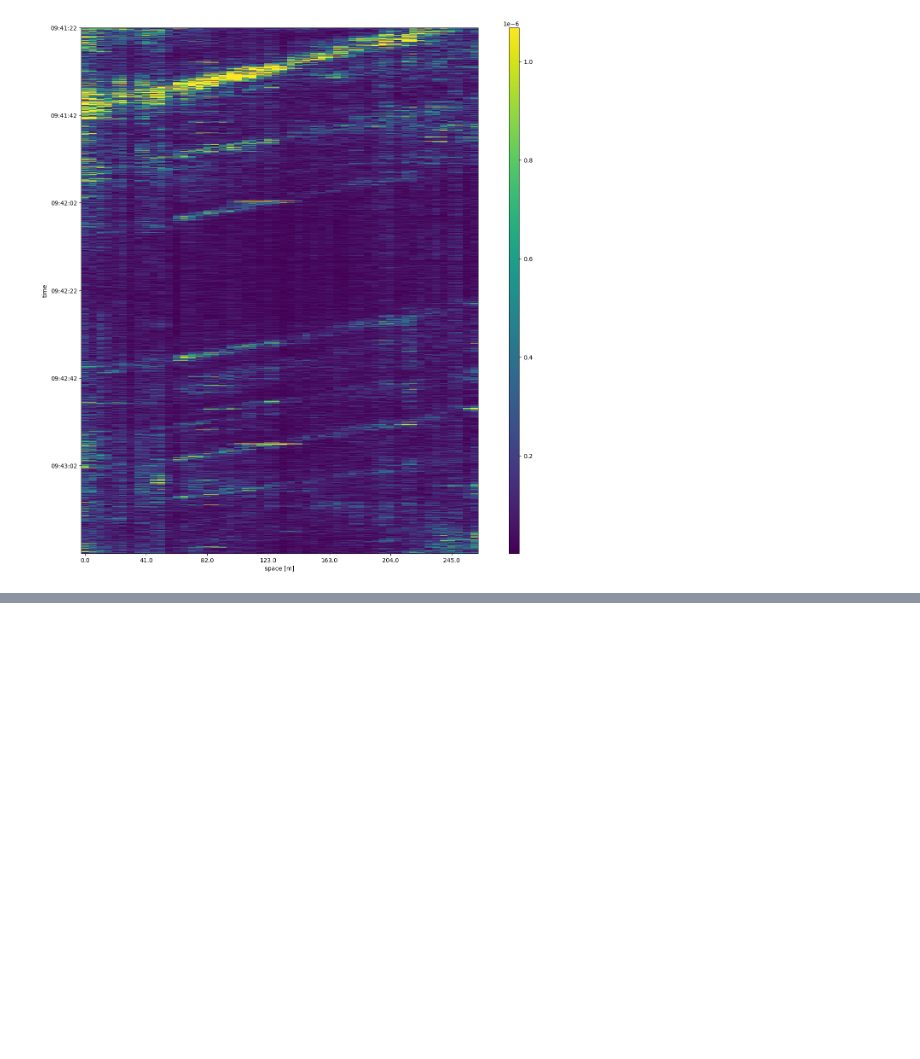
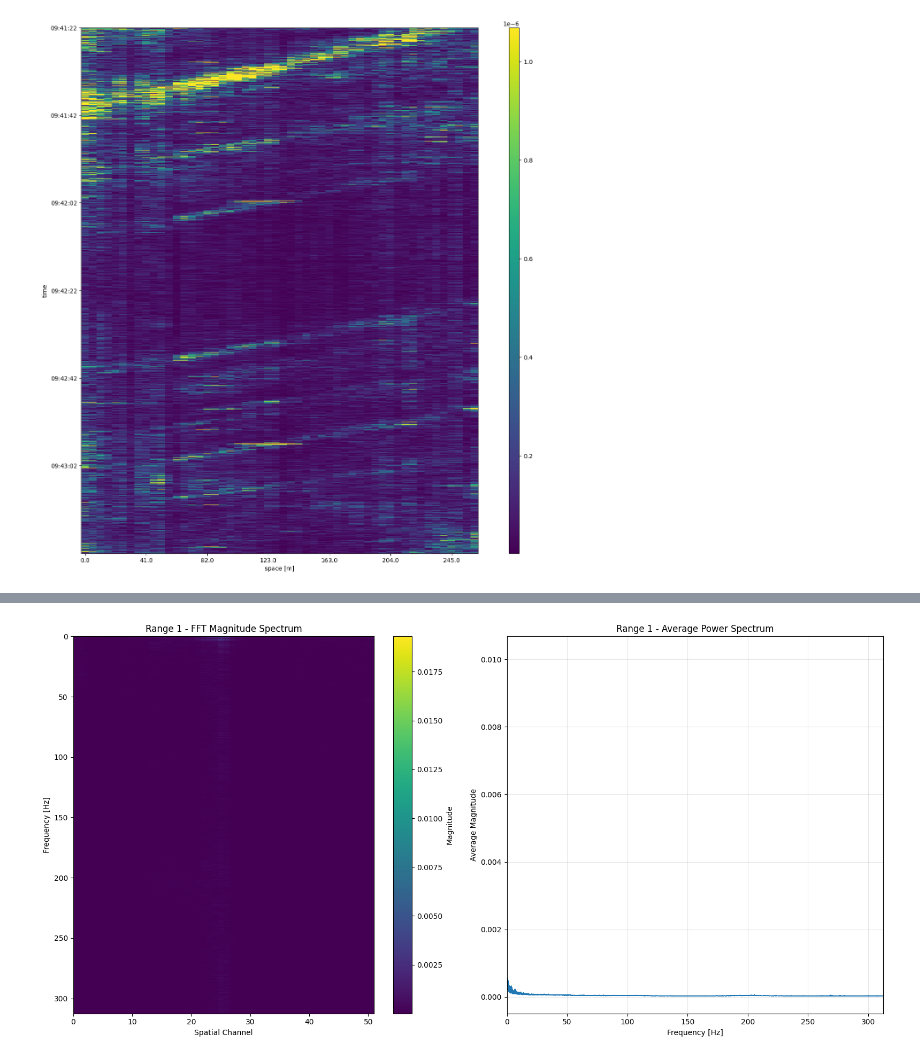
Before and after one commit to tbengric/CV_Project1, a Jupyter notebook: src/project1.ipynb, the cells around one changed output, grey strips where cells are left out. Cells and saved outputs as stored; diff of their text form; code cells hidden in the pictures; blank space fills up the shorter version.

```diff
--- a/src/project1.ipynb
+++ b/src/project1.ipynb
@@ -290,0 +305,5 @@ plt.show()
+# %%
+# Perform FFT analysis for all 3 ranges
+fft1, freqs1 = perform_fft_analysis(df1, "Range 1 (090422-090612)")
+fft2, freqs2 = perform_fft_analysis(df2, "Range 2 (091152-091342)")
+fft3, freqs3 = perform_fft_analysis(df3, "Range 3 (094122-094312)")
@@ -290,0 +328,28 @@ plt.show()
+# %%
+# Visualize FFT results for Range 1
+fig, axes = plt.subplots(1, 2, figsize=(16, 8))
+
+# FFT magnitude spectrum (frequency-space representation)
+ax1 = axes[0]
+im1 = ax1.imshow(fft1, aspect='auto', cmap='viridis',
+                 extent=[0, fft1.shape[1]-1, freqs1[-1], freqs1[0]],
+                 interpolation='none')
+ax1.set_xlabel('Spatial Channel')
+ax1.set_ylabel('Frequency [Hz]')
+ax1.set_title('Range 1 - FFT Magnitude Spectrum')
+plt.colorbar(im1, ax=ax1, label='Magnitude')
+
+# Average power spectrum across all channels
+ax2 = axes[1]
+avg_spectrum = np.mean(fft1, axis=1)
+ax2.plot(freqs1, avg_spectrum, linewidth=0.5)
+ax2.set_xlabel('Frequency [Hz]')
+ax2.set_ylabel('Average Magnitude')
+ax2.set_title('Range 1 - Average Power Spectrum')
+ax2.grid(True, alpha=0.3)
+ax2.set_xlim([0, freqs1[-1]])
+
+plt.tight_layout()
+plt.show()
+# %% [output]
+[figure, added]
```
Also changed, not shown: parts of 9 cells of this notebook.
